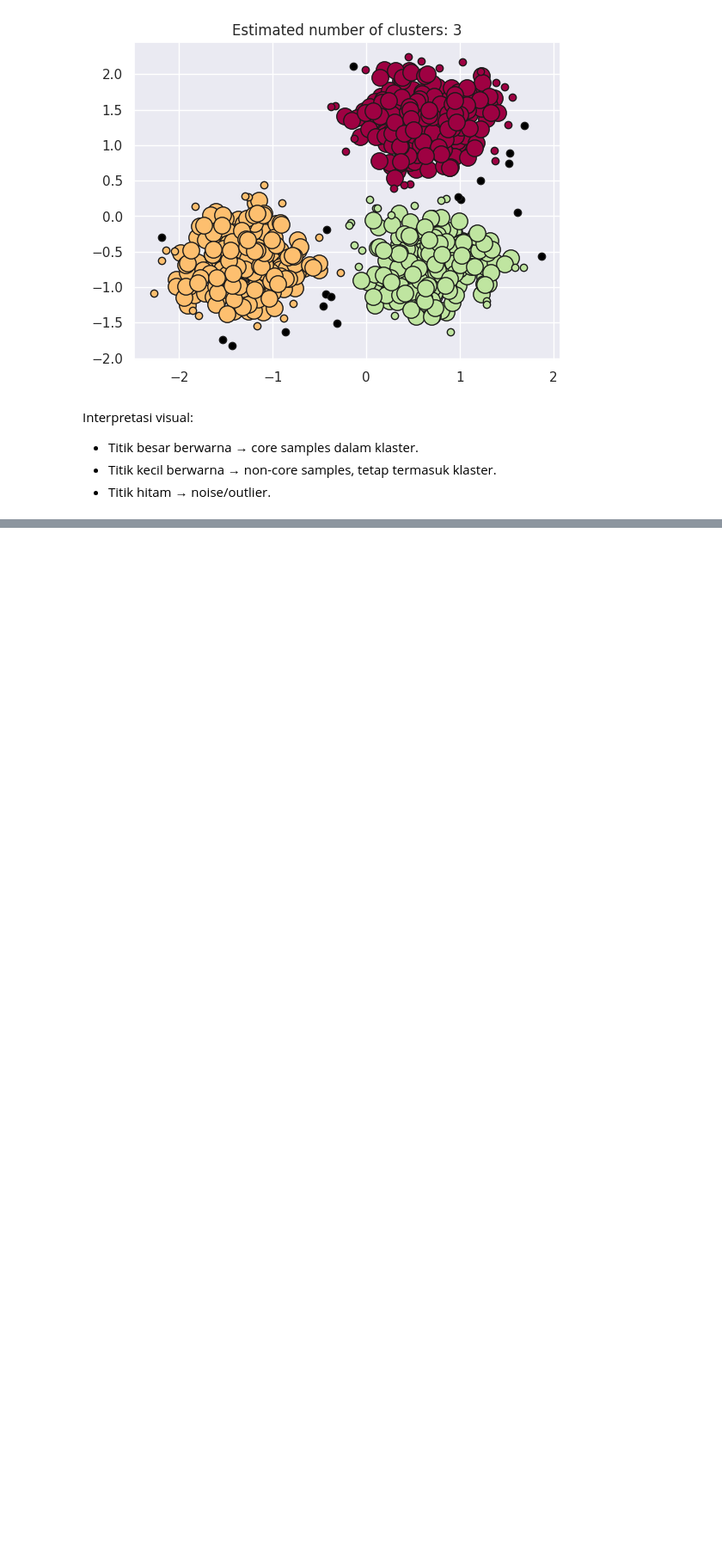
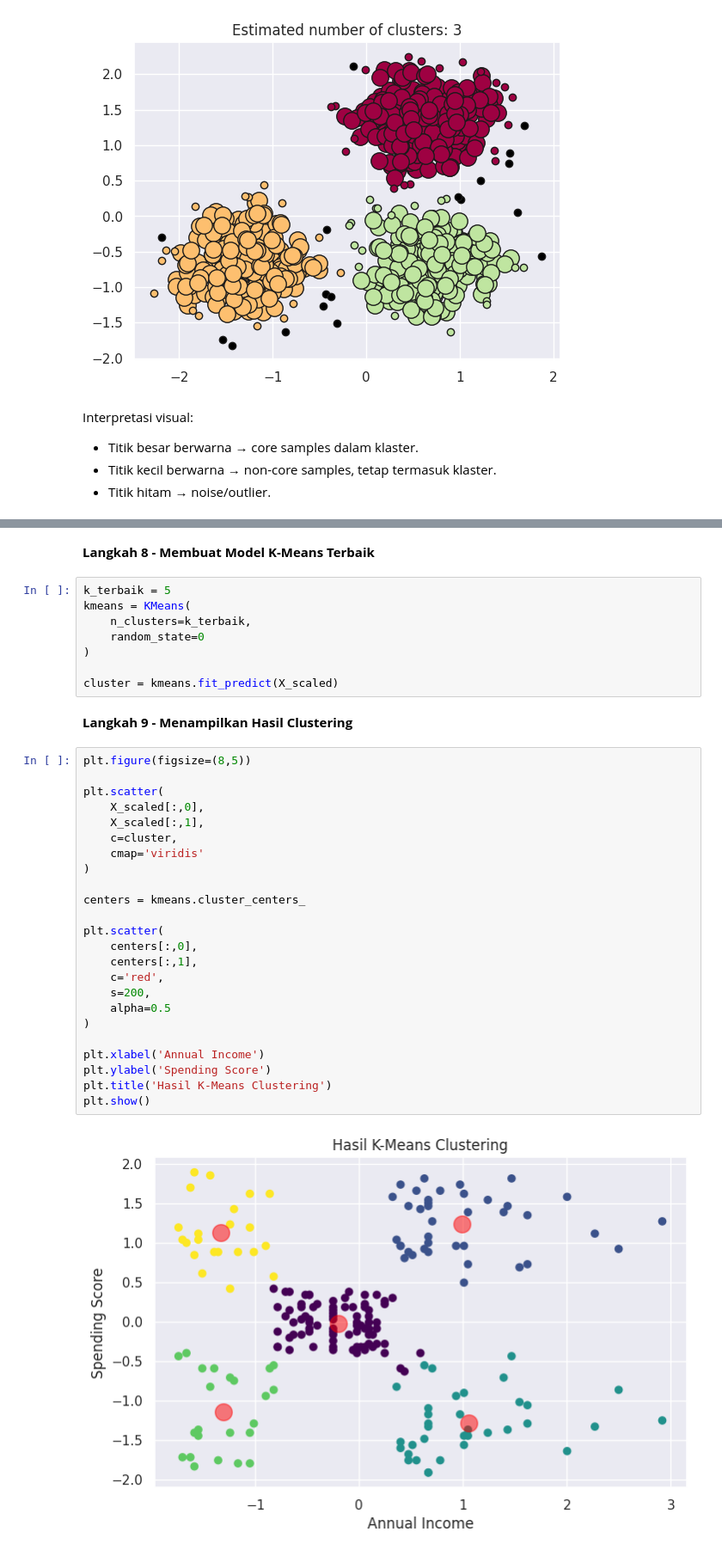
Before and after one commit to nurilhuda05/Pembelajaran_Mesin_2026, a Jupyter notebook: TG4_244107020004_Muhammad_Nuril_Huda.ipynb, the cells around one changed output, grey strips where cells are left out. Shown at 86% size. Saved outputs shown, nothing was run; the diff lists cells and outputs as text; blank space fills up the shorter version.

```diff
--- a/TG4_244107020004_Muhammad_Nuril_Huda.ipynb
+++ b/TG4_244107020004_Muhammad_Nuril_Huda.ipynb
@@ -511,0 +637,38 @@ Interpretasi visual:
+# %% [markdown]
+**Langkah 8 - Membuat Model K-Means Terbaik**
+# %%
+k_terbaik = 5
+kmeans = KMeans(
+    n_clusters=k_terbaik,
+    random_state=0
+)
+
+cluster = kmeans.fit_predict(X_scaled)
+# %% [markdown]
+**Langkah 9 - Menampilkan Hasil Clustering**
+# %%
+plt.figure(figsize=(8,5))
+
+plt.scatter(
+    X_scaled[:,0],
+    X_scaled[:,1],
+    c=cluster,
+    cmap='viridis'
+)
+
+centers = kmeans.cluster_centers_
+
+plt.scatter(
+    centers[:,0],
+    centers[:,1],
+    c='red',
+    s=200,
+    alpha=0.5
+)
+
+plt.xlabel('Annual Income')
+plt.ylabel('Spending Score')
+plt.title('Hasil K-Means Clustering')
+plt.show()
+# %% [output]
+[figure, added]
```
Also changed, not shown: parts of 46 cells of this notebook.
